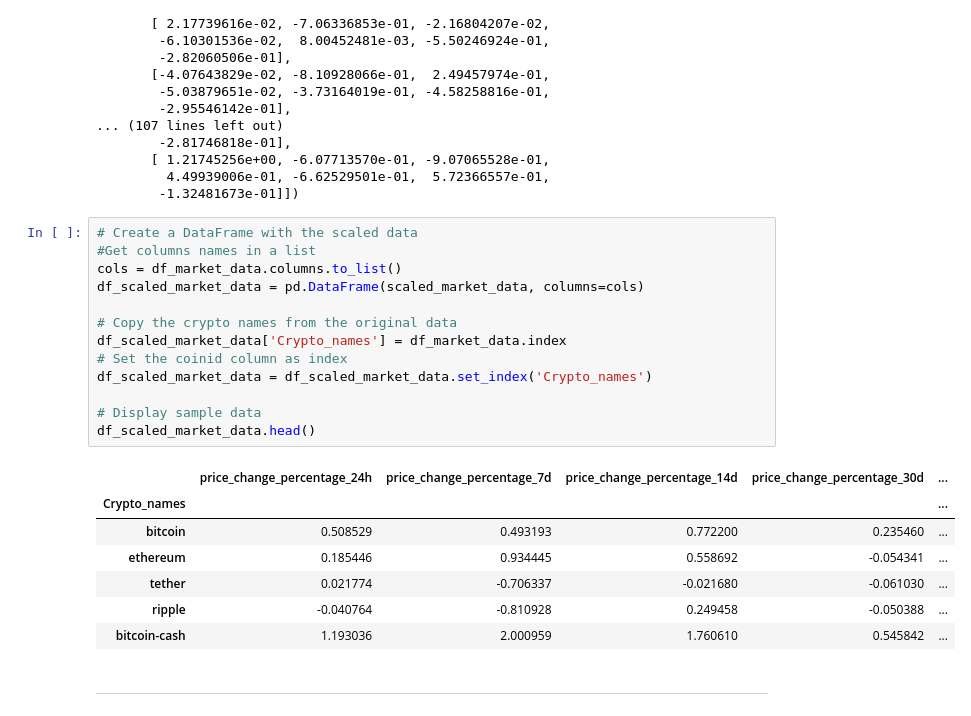
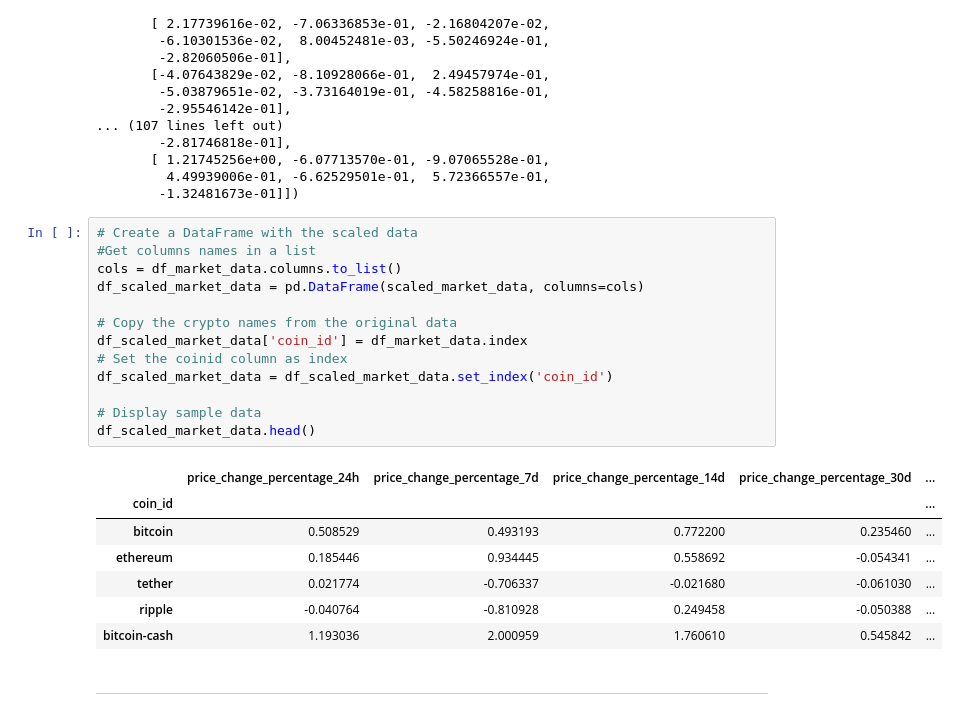
Before and after one commit to AlTesla/CriptoClustering, a Jupyter notebook: Crypto_Clustering.ipynb, the cells around one changed output. Saved outputs shown, nothing was run; the diff lists cells and outputs as text.

```diff
--- a/Crypto_Clustering.ipynb
+++ b/Crypto_Clustering.ipynb
@@ -80,19 +80,19 @@ array([[ 5.08529366e-01,  4.93193071e-01,  7.72200433e-01,
 # %%
 # Create a DataFrame with the scaled data
 #Get columns names in a list
 cols = df_market_data.columns.to_list()
 df_scaled_market_data = pd.DataFrame(scaled_market_data, columns=cols)
 
 # Copy the crypto names from the original data
-df_scaled_market_data['Crypto_names'] = df_market_data.index
+df_scaled_market_data['coin_id'] = df_market_data.index
 # Set the coinid column as index
-df_scaled_market_data = df_scaled_market_data.set_index('Crypto_names')
+df_scaled_market_data = df_scaled_market_data.set_index('coin_id')
 
 # Display sample data
 df_scaled_market_data.head()
 # %% [output]
 |  | price_change_percentage_24h | price_change_percentage_7d | price_change_percentage_14d | price_change_percentage_30d | ... |
-| Crypto_names |  |  |  |  | ... |
+| coin_id |  |  |  |  | ... |
 | bitcoin | 0.508529 | 0.493193 | 0.772200 | 0.235460 | ... |
 | ethereum | 0.185446 | 0.934445 | 0.558692 | -0.054341 | ... |
 | tether | 0.021774 | -0.706337 | -0.021680 | -0.061030 | ... |
```
Also changed, not shown: parts of 18 cells of this notebook.
